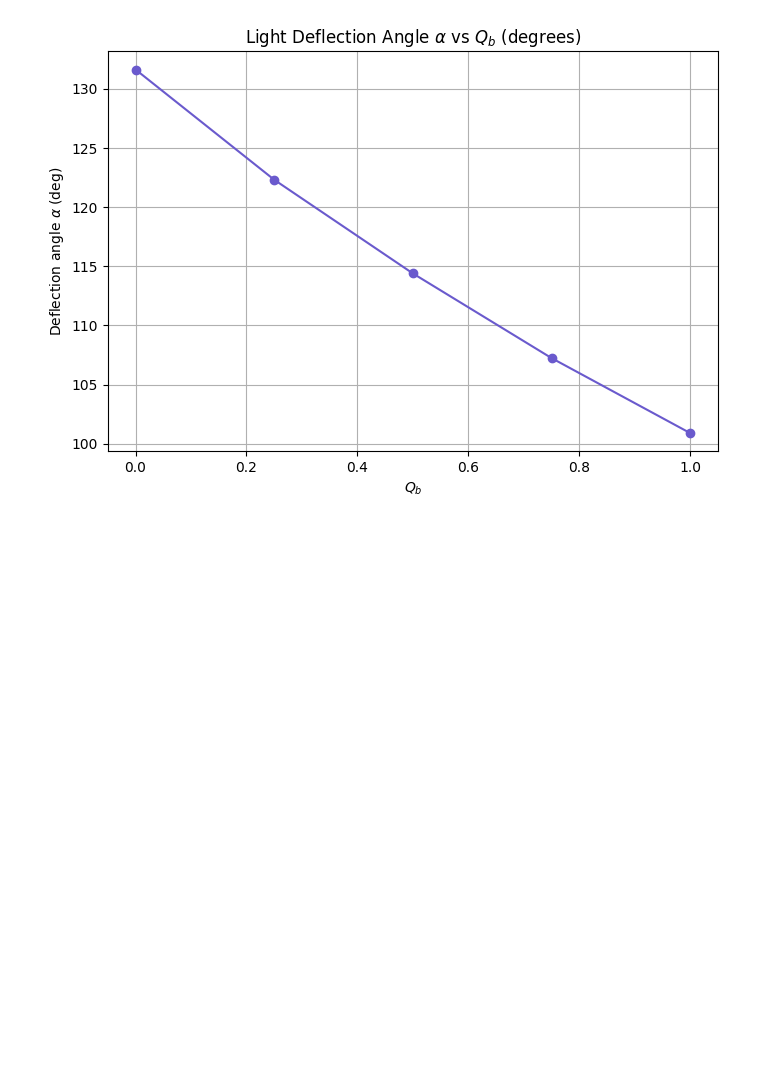
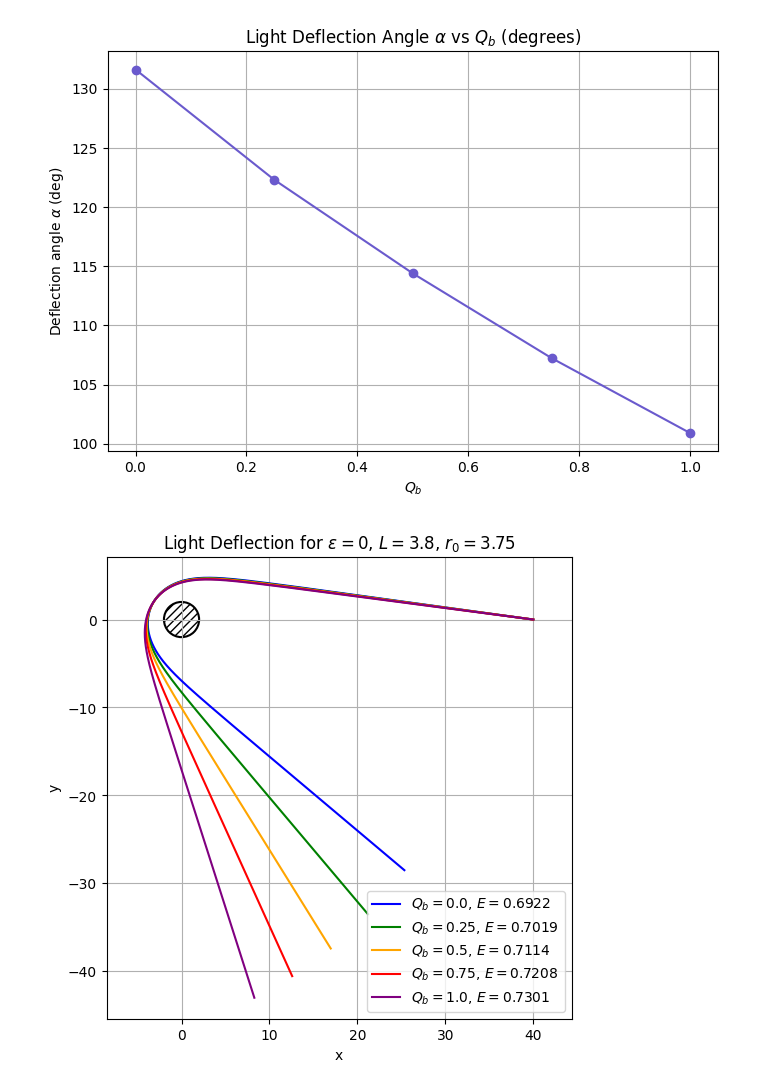
Before and after one commit to AdamSmithOrlik/quantum-black-holes, a Jupyter notebook: sue/light-deflection.ipynb, the cells around one changed output. Drawn from its saved outputs; the diff is of its cells as text; code cells hidden in the pictures; blank space fills up the shorter version.

Commit message:
update light-deflection - Apr 14

```diff
--- a/sue/light-deflection.ipynb
+++ b/sue/light-deflection.ipynb
@@ -482,3 +482,36 @@ plt.show()
 # %% [output]
 [figure]
 [figure]
+# %%
+# block 10 - colour test
+# Qb_vals, E_vals defined above
+
+r_vals_list = [r_vals_0, r_vals_1, r_vals_2, r_vals_3, r_vals_4]
+phi_vals_list = [phi_vals_0, phi_vals_1, phi_vals_2, phi_vals_3, phi_vals_4]
+colors = ['blue', 'green', 'orange', 'red', 'purple']
+
+# Set up the figure
+plt.figure(figsize=(6, 6))
+
+# Plot the black hole (central mass) as a filled black circle
+bh_radius = 2 * M1  # Schwarzschild radius scaling
+bh = plt.Circle((0, 0), bh_radius, edgecolor='black', facecolor='none', hatch='////', linewidth=1.5)
+plt.gca().add_patch(bh)
+
+# Plot each light trajectory
+for r_vals, phi_vals, color, Qb, E in zip(r_vals_list, phi_vals_list, colors, Qb_vals, E_vals):
+    x_vals = r_vals * np.cos(phi_vals)
+    y_vals = r_vals * np.sin(phi_vals)
+    label = rf"$Q_b={Qb}$, $E={E:.4f}$"
+    plt.plot(x_vals, y_vals, color=color, label=label)
+
+# Labels and style
+plt.title(rf"Light Deflection for $\varepsilon={eps}$, $L={L1}$, $r_0={r0}$")
+plt.xlabel("x")
+plt.ylabel("y")
+plt.axis("equal")
+plt.legend()
+plt.grid(True)
+plt.show()
+# %% [output]
+[figure, added]
```
